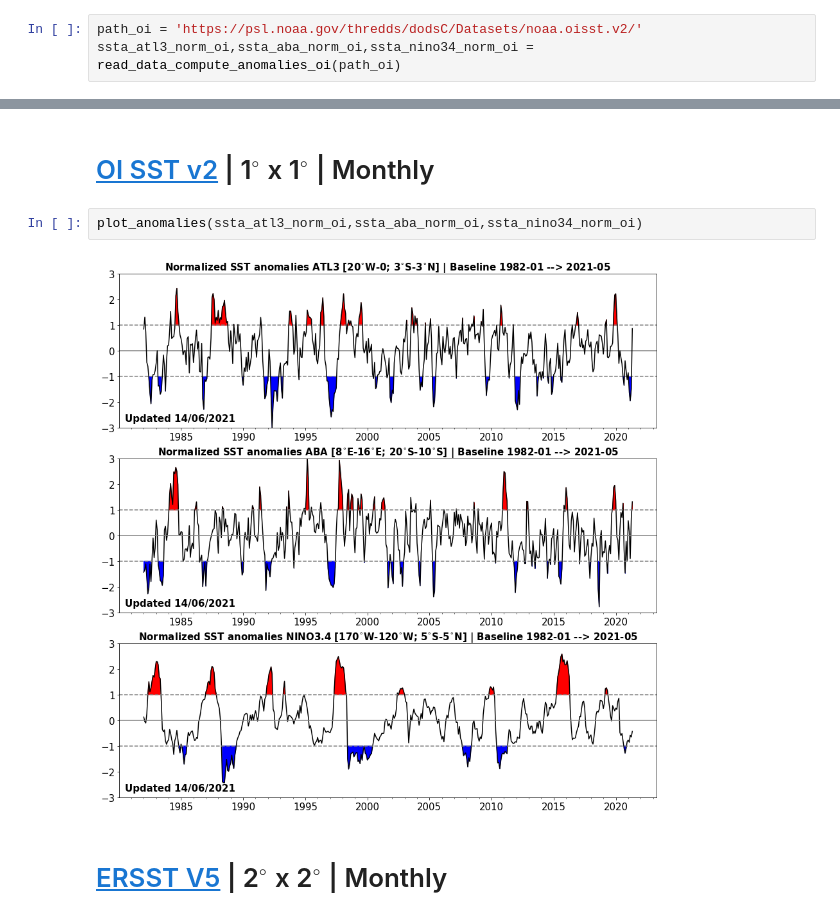
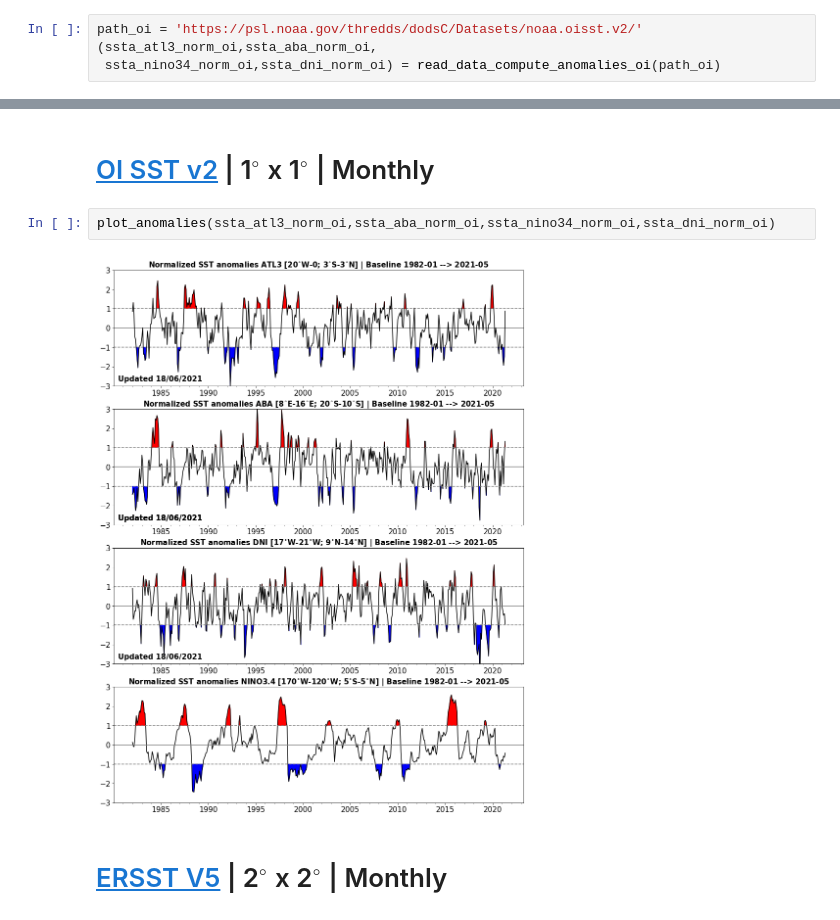
Before and after one commit to aprig/Auto_timeseries_ATL3_ABA, a Jupyter notebook: automatic_time_series_SST.ipynb, the cells around one changed output, grey strips where cells are left out. Saved outputs shown, nothing was run; the diff lists cells and outputs as text.

```diff
--- a/automatic_time_series_SST.ipynb
+++ b/automatic_time_series_SST.ipynb
@@ -377,5 +24,6 @@ ssta_atl3_norm_cobe,ssta_aba_norm_cobe,ssta_nino34_norm_cobe = read_data_compute
 # %%
 path_oi = 'https://psl.noaa.gov/thredds/dodsC/Datasets/noaa.oisst.v2/'
-ssta_atl3_norm_oi,ssta_aba_norm_oi,ssta_nino34_norm_oi = read_data_compute_anomalies_oi(path_oi)
+(ssta_atl3_norm_oi,ssta_aba_norm_oi,
+ ssta_nino34_norm_oi,ssta_dni_norm_oi) = read_data_compute_anomalies_oi(path_oi)
 # %%
 path_ersstv5 = 'https://psl.noaa.gov/thredds/dodsC/Datasets/noaa.ersst.v5/sst.mnmean.nc'
@@ -394,9 +43,9 @@ plot_anomalies(ssta_atl3_norm_cobe,ssta_aba_norm_cobe,ssta_nino34_norm_cobe)
 # %% [markdown]
 # [OI SST v2](https://psl.noaa.gov/data/gridded/data.noaa.oisst.v2.html) | 1$^{\circ}$ x 1$^{\circ}$ | Monthly
 # %%
-plot_anomalies(ssta_atl3_norm_oi,ssta_aba_norm_oi,ssta_nino34_norm_oi)
+plot_anomalies(ssta_atl3_norm_oi,ssta_aba_norm_oi,ssta_nino34_norm_oi,ssta_dni_norm_oi)
 # %% [output]
-[figure, old version]
+[figure, new version]
 # %% [markdown]
 # [ERSST V5](https://psl.noaa.gov/data/gridded/data.noaa.ersst.v5.html) | 2$^{\circ}$ x 2$^{\circ}$ | Monthly
 # %%
```
Also changed, not shown: parts of 12 cells of this notebook.
